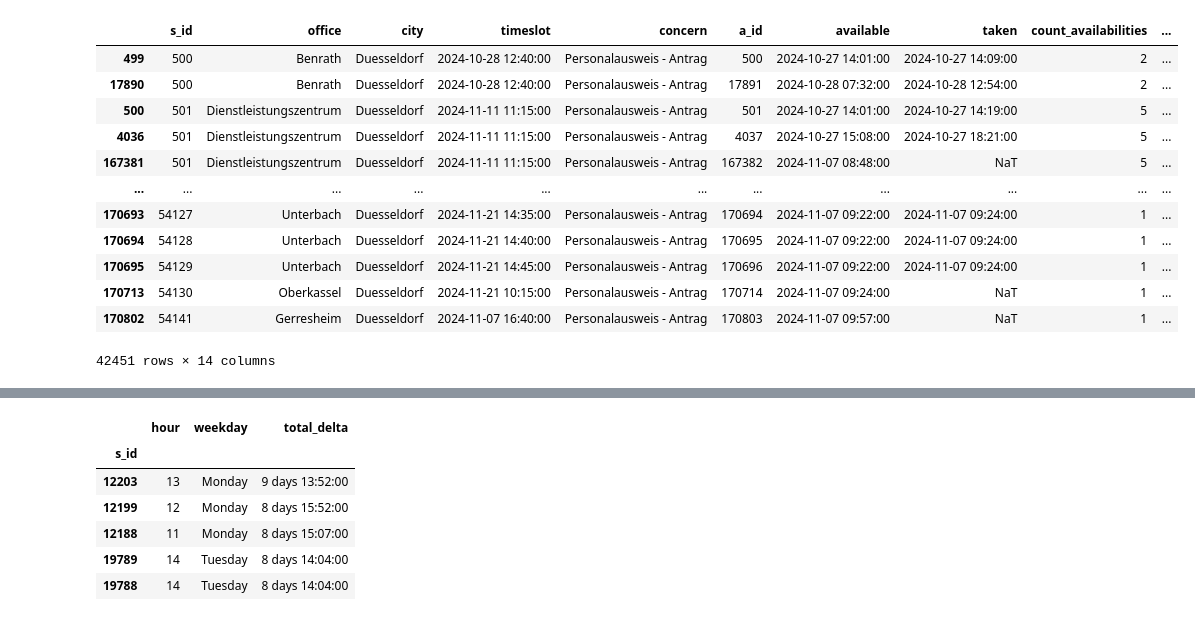
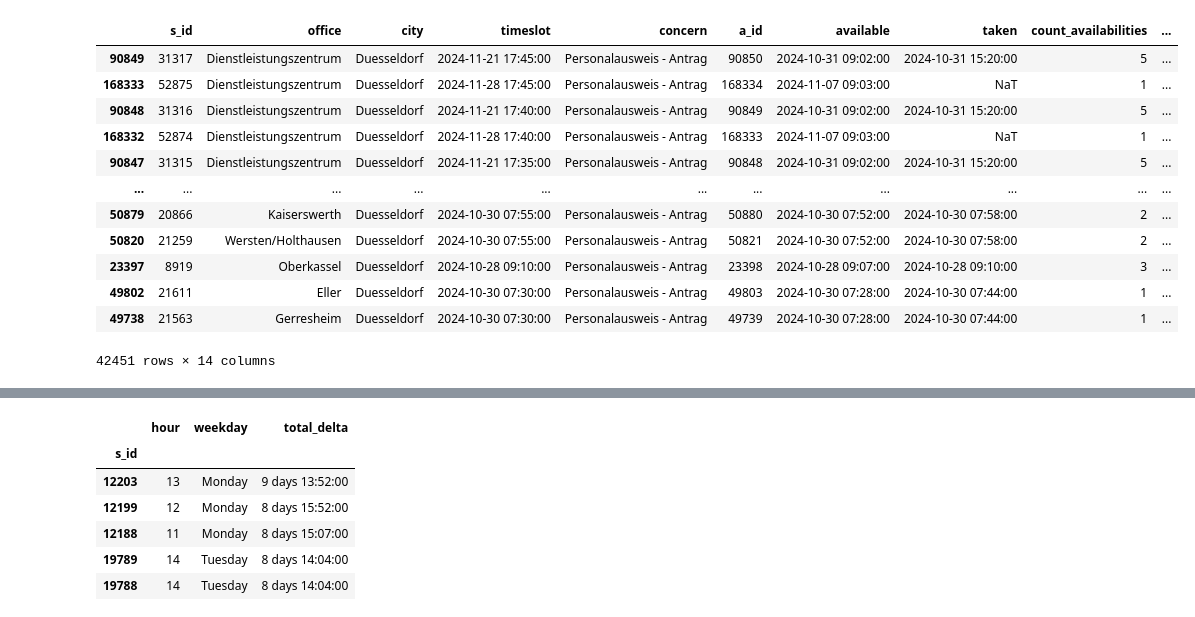
Before and after one commit to davidkempkens/appointment-scraper, a Jupyter notebook: dashboard_v2.ipynb, the cells around one changed output, grey strips where cells are left out. Saved outputs shown, nothing was run; the diff lists cells and outputs as text; code cells hidden in the pictures.

```diff
--- a/dashboard_v2.ipynb
+++ b/dashboard_v2.ipynb
@@ -44,46 +44,46 @@ def preprocess_dataframe(df):
     df["count_availabilities"] = df.groupby("s_id")["a_id"].transform("count")
 
     # lose precision to only minutes
     df["timeslot"] = df["timeslot"].dt.floor("min")
     df["available"] = df["available"].dt.floor("min")
     df["taken"] = df["taken"].dt.floor("min")
 
     # add weekday
     df["weekday"] = df["timeslot"].dt.day_name()
 
     # add hour
     df["hour"] = df["timeslot"].dt.hour
 
     # timedelta between available and taken
     df["delta"] = df["taken"] - df["available"]
 
     # time until slot
-    df["time_until_slot"] = df["timeslot"] - df["taken"]
+    df["time_until_slot"] = df["timeslot"] - df["available"]
 
     # add total delta per s_id
     df["total_delta"] = df.groupby("s_id")["delta"].transform("sum")
 
     # sort by total delta
-    df = df.sort_values("s_id", ascending=True)
+    df = df.sort_values("time_until_slot", ascending=False)
 
     return df
 
 df = preprocess_dataframe(df)
 
 df
 # %% [output]
 |  | s_id | office | city | timeslot | concern | a_id | available | taken | count_availabilities | ... |
-| 499 | 500 | Benrath | Duesseldorf | 2024-10-28 12:40:00 | Personalausweis - Antrag | 500 | 2024-10-27 14:01:00 | 2024-10-27 14:09:00 | 2 | ... |
-| 17890 | 500 | Benrath | Duesseldorf | 2024-10-28 12:40:00 | Personalausweis - Antrag | 17891 | 2024-10-28 07:32:00 | 2024-10-28 12:54:00 | 2 | ... |
-| 500 | 501 | Dienstleistungszentrum | Duesseldorf | 2024-11-11 11:15:00 | Personalausweis - Antrag | 501 | 2024-10-27 14:01:00 | 2024-10-27 14:19:00 | 5 | ... |
-| 4036 | 501 | Dienstleistungszentrum | Duesseldorf | 2024-11-11 11:15:00 | Personalausweis - Antrag | 4037 | 2024-10-27 15:08:00 | 2024-10-27 18:21:00 | 5 | ... |
-| 167381 | 501 | Dienstleistungszentrum | Duesseldorf | 2024-11-11 11:15:00 | Personalausweis - Antrag | 167382 | 2024-11-07 08:48:00 | NaT | 5 | ... |
+| 90849 | 31317 | Dienstleistungszentrum | Duesseldorf | 2024-11-21 17:45:00 | Personalausweis - Antrag | 90850 | 2024-10-31 09:02:00 | 2024-10-31 15:20:00 | 5 | ... |
+| 168333 | 52875 | Dienstleistungszentrum | Duesseldorf | 2024-11-28 17:45:00 | Personalausweis - Antrag | 168334 | 2024-11-07 09:03:00 | NaT | 1 | ... |
+| 90848 | 31316 | Dienstleistungszentrum | Duesseldorf | 2024-11-21 17:40:00 | Personalausweis - Antrag | 90849 | 2024-10-31 09:02:00 | 2024-10-31 15:20:00 | 5 | ... |
+| 168332 | 52874 | Dienstleistungszentrum | Duesseldorf | 2024-11-28 17:40:00 | Personalausweis - Antrag | 168333 | 2024-11-07 09:03:00 | NaT | 1 | ... |
+| 90847 | 31315 | Dienstleistungszentrum | Duesseldorf | 2024-11-21 17:35:00 | Personalausweis - Antrag | 90848 | 2024-10-31 09:02:00 | 2024-10-31 15:20:00 | 5 | ... |
 | ... | ... | ... | ... | ... | ... | ... | ... | ... | ... | ... |
-| 170693 | 54127 | Unterbach | Duesseldorf | 2024-11-21 14:35:00 | Personalausweis - Antrag | 170694 | 2024-11-07 09:22:00 | 2024-11-07 09:24:00 | 1 | ... |
-| 170694 | 54128 | Unterbach | Duesseldorf | 2024-11-21 14:40:00 | Personalausweis - Antrag | 170695 | 2024-11-07 09:22:00 | 2024-11-07 09:24:00 | 1 | ... |
-| 170695 | 54129 | Unterbach | Duesseldorf | 2024-11-21 14:45:00 | Personalausweis - Antrag | 170696 | 2024-11-07 09:22:00 | 2024-11-07 09:24:00 | 1 | ... |
-| 170713 | 54130 | Oberkassel | Duesseldorf | 2024-11-21 10:15:00 | Personalausweis - Antrag | 170714 | 2024-11-07 09:24:00 | NaT | 1 | ... |
-| 170802 | 54141 | Gerresheim | Duesseldorf | 2024-11-07 16:40:00 | Personalausweis - Antrag | 170803 | 2024-11-07 09:57:00 | NaT | 1 | ... |
+| 50879 | 20866 | Kaiserswerth | Duesseldorf | 2024-10-30 07:55:00 | Personalausweis - Antrag | 50880 | 2024-10-30 07:52:00 | 2024-10-30 07:58:00 | 2 | ... |
+| 50820 | 21259 | Wersten/Holthausen | Duesseldorf | 2024-10-30 07:55:00 | Personalausweis - Antrag | 50821 | 2024-10-30 07:52:00 | 2024-10-30 07:58:00 | 2 | ... |
+| 23397 | 8919 | Oberkassel | Duesseldorf | 2024-10-28 09:10:00 | Personalausweis - Antrag | 23398 | 2024-10-28 09:07:00 | 2024-10-28 09:10:00 | 3 | ... |
+| 49802 | 21611 | Eller | Duesseldorf | 2024-10-30 07:30:00 | Personalausweis - Antrag | 49803 | 2024-10-30 07:28:00 | 2024-10-30 07:44:00 | 1 | ... |
+| 49738 | 21563 | Gerresheim | Duesseldorf | 2024-10-30 07:30:00 | Personalausweis - Antrag | 49739 | 2024-10-30 07:28:00 | 2024-10-30 07:44:00 | 1 | ... |
 42451 rows × 14 columns
 # %%
 df.describe()
```
Also changed, not shown: parts of 5 cells of this notebook.
